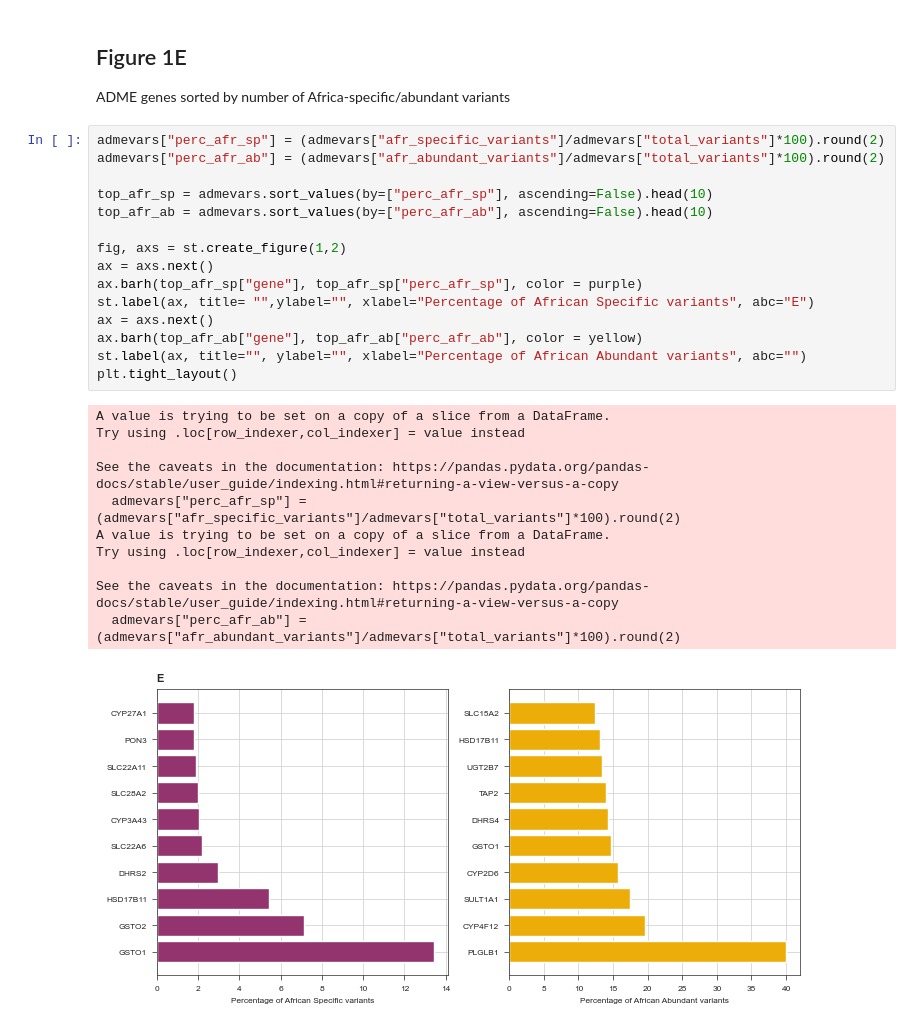
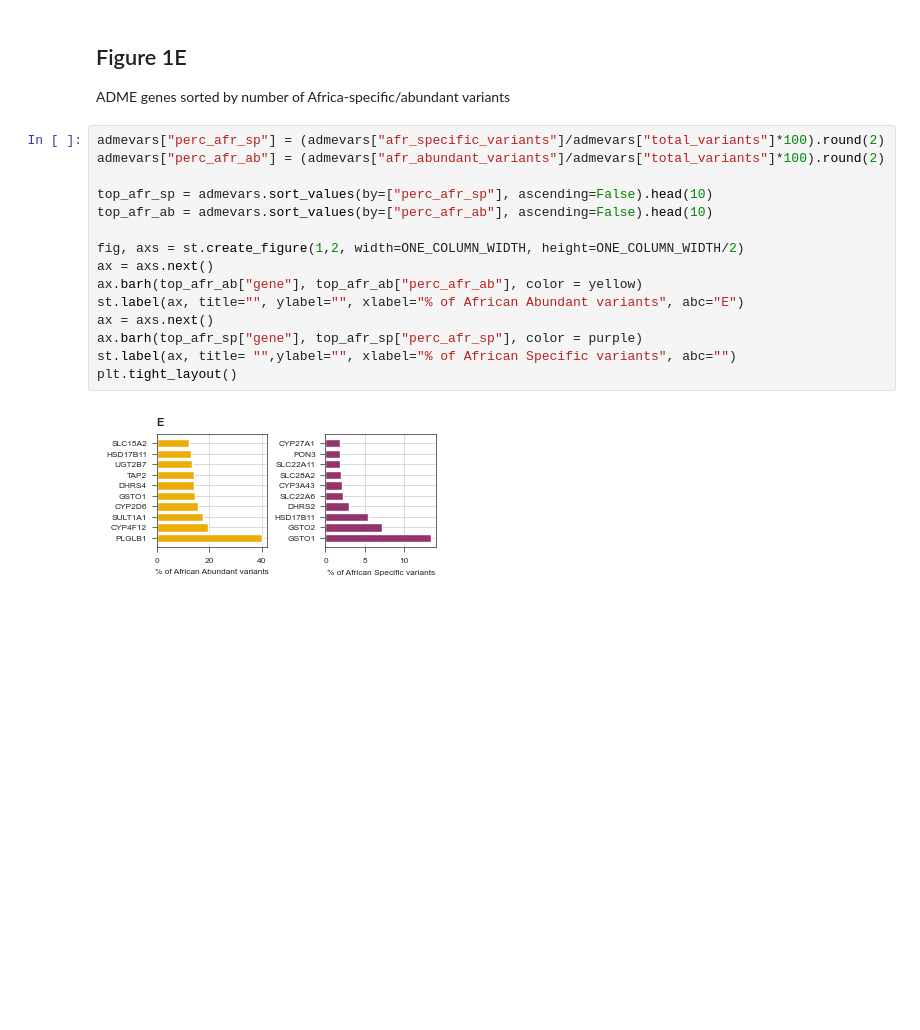
Before and after one commit to ersilia-os/pharmacogx-embeddings, a Jupyter notebook: paper/figure1.ipynb, the cells around one changed output. Drawn from its saved outputs; the diff is of its cells as text; blank space fills up the shorter version.

```diff
--- a/paper/figure1.ipynb
+++ b/paper/figure1.ipynb
@@ -384,27 +401,17 @@ ADME genes sorted by number of Africa-specific/abundant variants
 # %%
 admevars["perc_afr_sp"] = (admevars["afr_specific_variants"]/admevars["total_variants"]*100).round(2)
 admevars["perc_afr_ab"] = (admevars["afr_abundant_variants"]/admevars["total_variants"]*100).round(2)
 
 top_afr_sp = admevars.sort_values(by=["perc_afr_sp"], ascending=False).head(10)
 top_afr_ab = admevars.sort_values(by=["perc_afr_ab"], ascending=False).head(10)
 
-fig, axs = st.create_figure(1,2)
+fig, axs = st.create_figure(1,2, width=ONE_COLUMN_WIDTH, height=ONE_COLUMN_WIDTH/2)
+ax = axs.next()
+ax.barh(top_afr_ab["gene"], top_afr_ab["perc_afr_ab"], color = yellow)
+st.label(ax, title="", ylabel="", xlabel="% of African Abundant variants", abc="E")
 ax = axs.next()
 ax.barh(top_afr_sp["gene"], top_afr_sp["perc_afr_sp"], color = purple)
-st.label(ax, title= "",ylabel="", xlabel="Percentage of African Specific variants", abc="E")
-ax = axs.next()
-ax.barh(top_afr_ab["gene"], top_afr_ab["perc_afr_ab"], color = yellow)
-st.label(ax, title="", ylabel="", xlabel="Percentage of African Abundant variants", abc="")
+st.label(ax, title= "",ylabel="", xlabel="% of African Specific variants", abc="")
 plt.tight_layout()
 # %% [output]
-A value is trying to be set on a copy of a slice from a DataFrame.
-Try using .loc[row_indexer,col_indexer] = value instead
-
-See the caveats in the documentation: https://pandas.pydata.org/pandas-docs/stable/user_guide/indexing.html#returning-a-view-versus-a-copy
-  admevars["perc_afr_sp"] = (admevars["afr_specific_variants"]/admevars["total_variants"]*100).round(2)
-A value is trying to be set on a copy of a slice from a DataFrame.
-Try using .loc[row_indexer,col_indexer] = value instead
-
-See the caveats in the documentation: https://pandas.pydata.org/pandas-docs/stable/user_guide/indexing.html#returning-a-view-versus-a-copy
-  admevars["perc_afr_ab"] = (admevars["afr_abundant_variants"]/admevars["total_variants"]*100).round(2)
-[figure, old version]
+[figure, new version]
```
Also changed, not shown: parts of 16 cells of this notebook, 1 other file.
